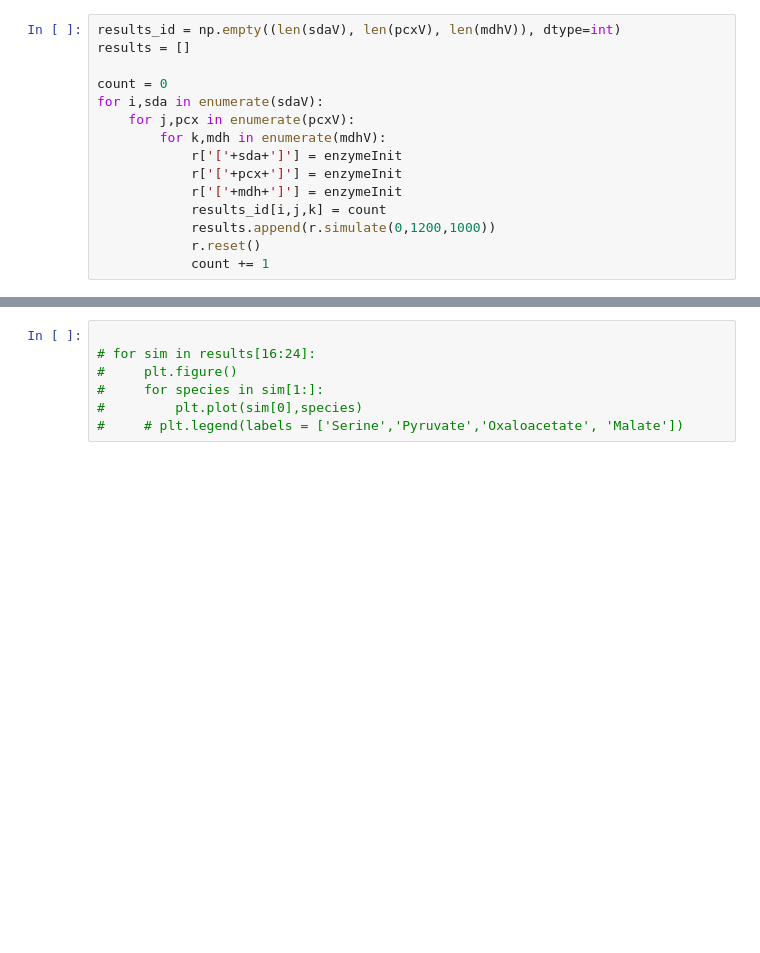
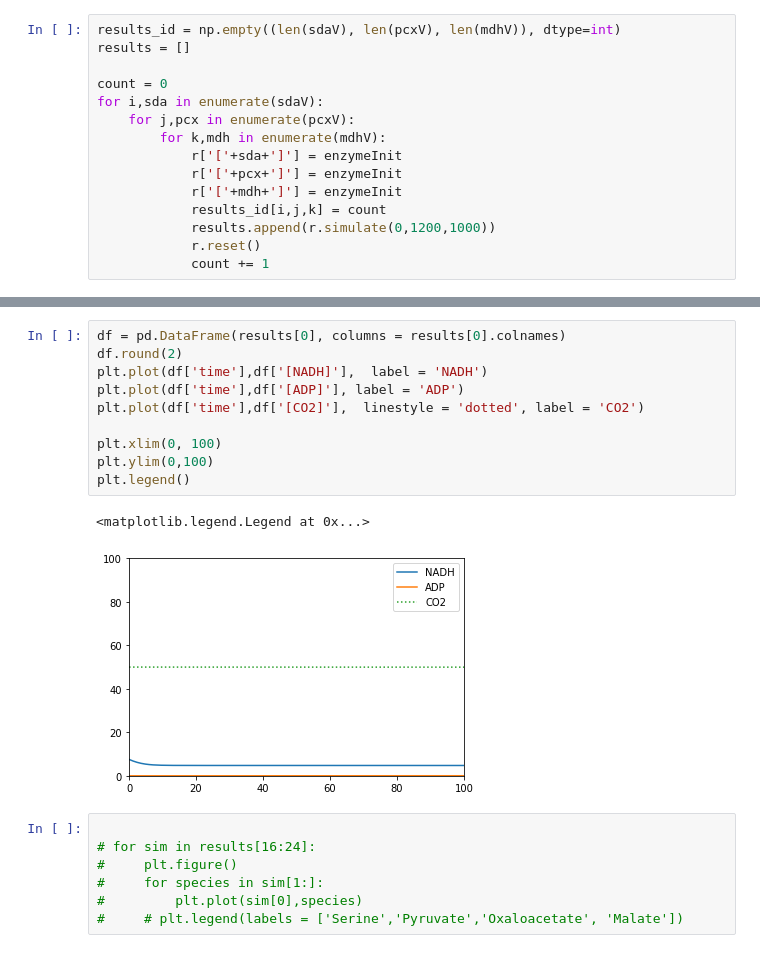
Before and after one commit to carothersresearch/ODBM, a Jupyter notebook: buildModelFromExcel.ipynb, the cells around one changed output, grey strips where cells are left out. Drawn from its saved outputs; the diff is of its cells as text; blank space fills up the shorter version.

```diff
--- a/buildModelFromExcel.ipynb
+++ b/buildModelFromExcel.ipynb
@@ -62,3 +76,16 @@ for i,sda in enumerate(sdaV):
+# %%
+df = pd.DataFrame(results[0], columns = results[0].colnames)
+df.round(2)
+plt.plot(df['time'],df['[NADH]'],  label = 'NADH')
+plt.plot(df['time'],df['[ADP]'], label = 'ADP')
+plt.plot(df['time'],df['[CO2]'],  linestyle = 'dotted', label = 'CO2')
+
+plt.xlim(0, 100)
+plt.ylim(0,100)
+plt.legend()
+# %% [output]
+<matplotlib.legend.Legend at 0x...>
+[figure, added]
 # %%
 
 # for sim in results[16:24]:
```
Also changed, not shown: parts of 1 cell of this notebook.
